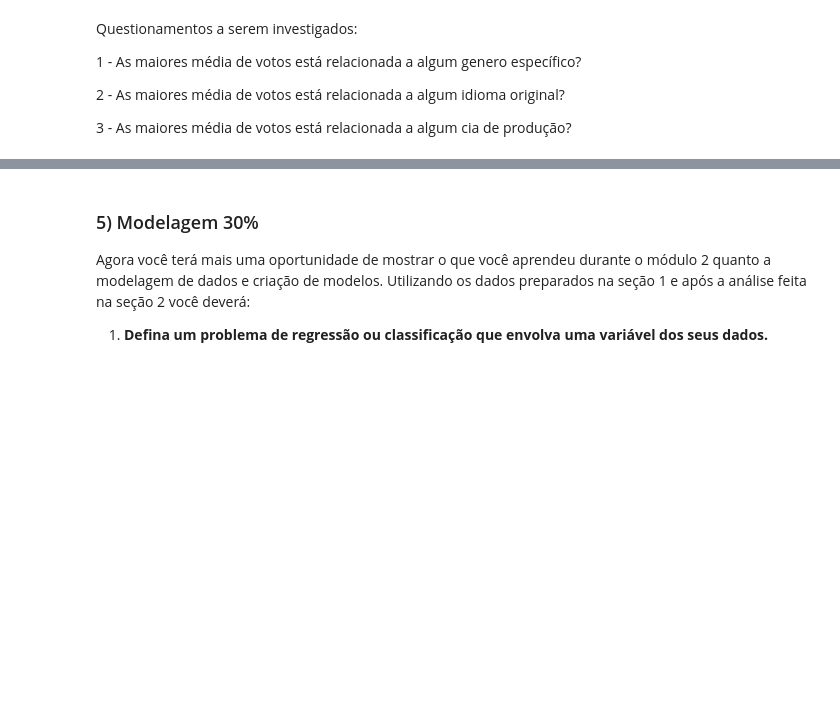
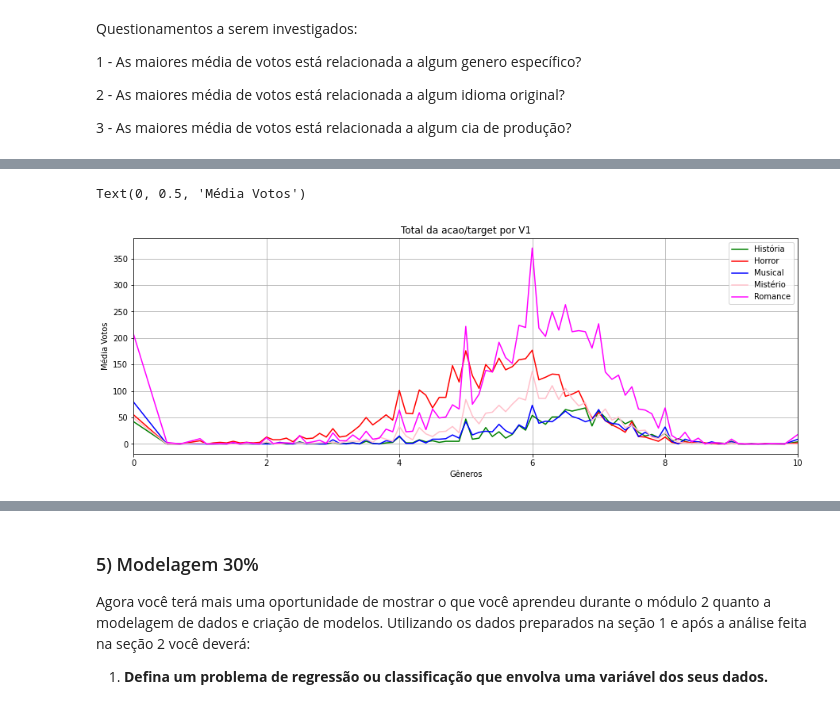
Before and after one commit to hericax/Pos, a Jupyter notebook: projeto_3/aed_projeto_3.ipynb, the cells around one changed output, grey strips where cells are left out. Drawn from its saved outputs; the diff is of its cells as text; code cells hidden in the pictures; blank space fills up the shorter version.

```diff
--- a/projeto_3/aed_projeto_3.ipynb
+++ b/projeto_3/aed_projeto_3.ipynb
@@ -904,18 +1427,21 @@ plt.ylabel("Média Votos")
 # %%
 # Como são várias as features de gênero, as divide
-x = df.groupby(['media_votos']).sum()
+x = df_final.groupby(['media_votos']).sum()
 
 x['historia'].plot(kind = 'line',color='green', title='Total da acao/target por V1',grid=True, stacked=True,label='História')
 x['horror'].plot(kind = 'line',color='red', title='Total da acao/target por V1',grid=True, stacked=True,label='Horror')
 x['musical'].plot(kind = 'line',color='blue', title='Total da acao/target por V1',grid=True, stacked=True,label='Musical')
 x['misterio'].plot(kind = 'line',color='pink', title='Total da acao/target por V1',grid=True, stacked=True,label='Mistério')
 x['romance'].plot(kind = 'line',color='magenta', title='Total da acao/target por V1',grid=True, stacked=True,label='Romance')
 
 plt.legend()
 plt.xlabel("Gêneros")
 plt.ylabel("Média Votos")
 
 
 # Neste gráfico, percebemos que o romance é o gênero com maior média de votos, segido do horror.
+# %% [output]
+Text(0, 0.5, 'Média Votos')
+[figure, added]
 # %%
 # Como são várias as features de gênero, as divide
```
Also changed, not shown: parts of 79 cells of this notebook.
